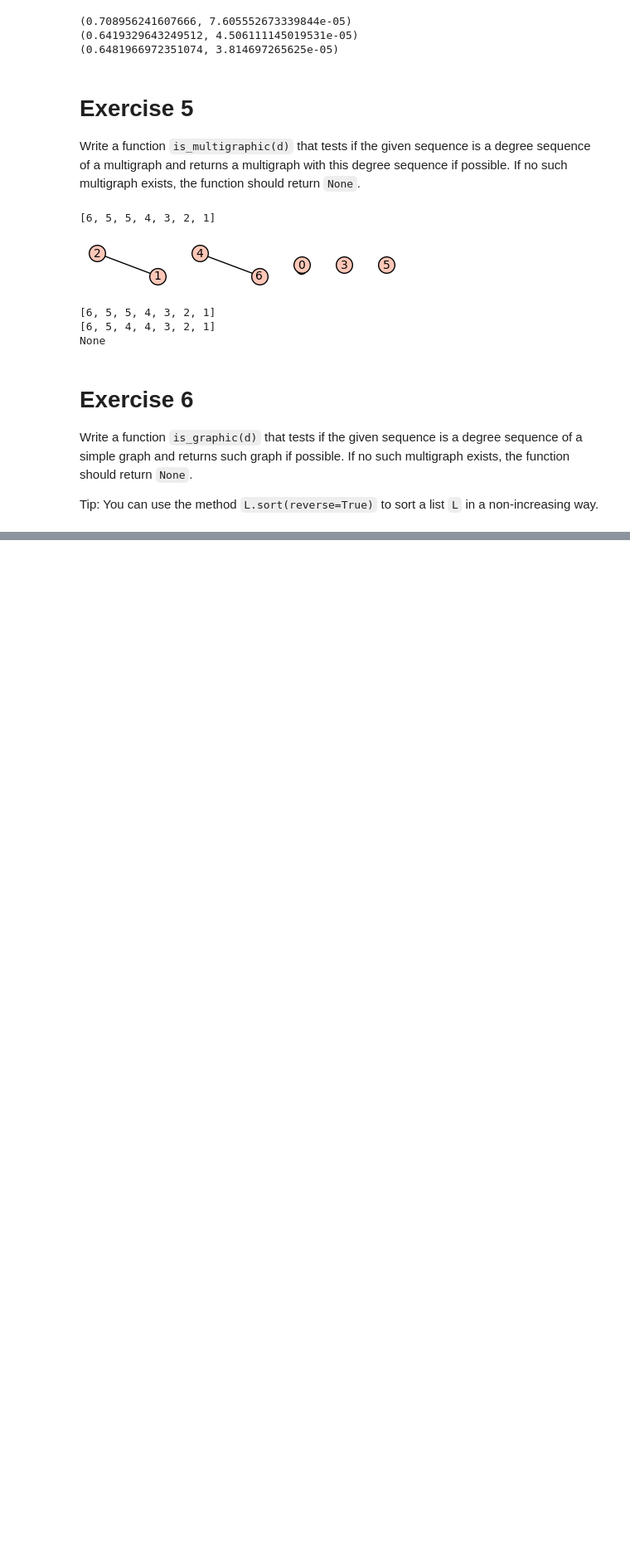
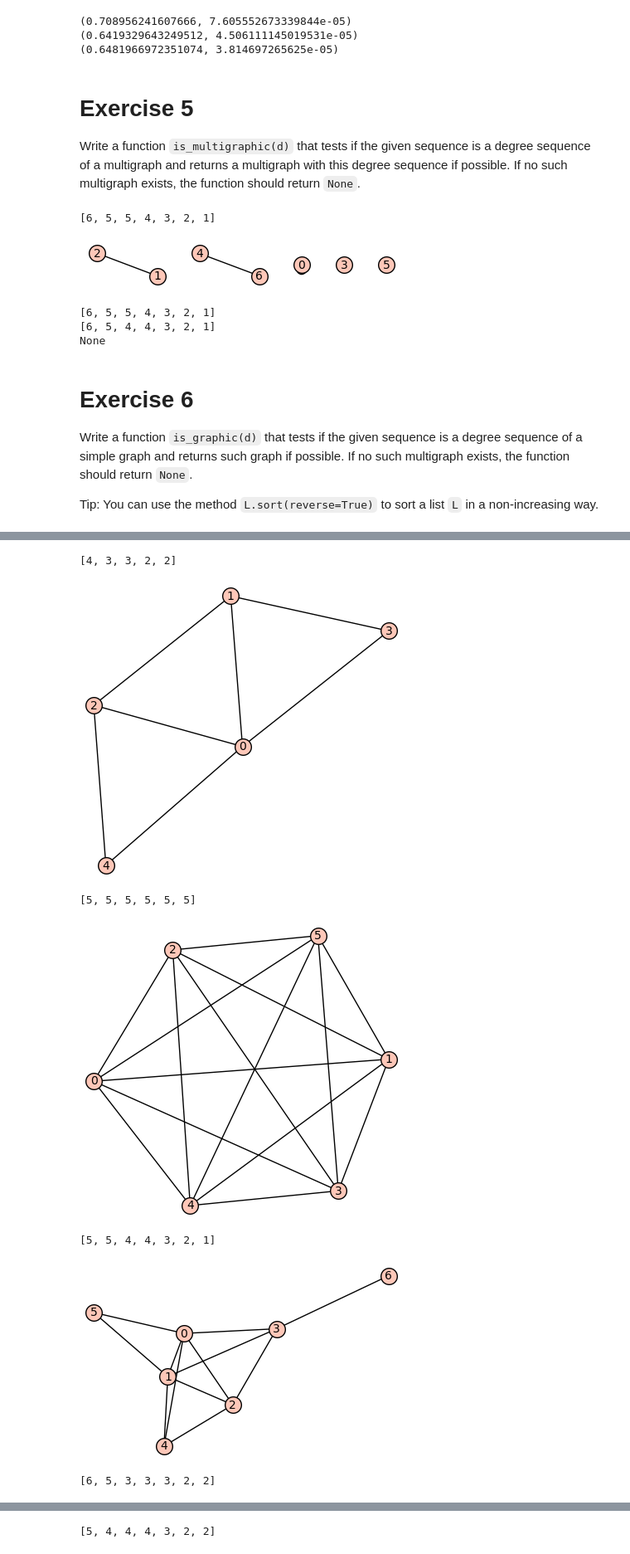
Before and after one commit to CarlosFerLo/graphs, a Jupyter notebook: Sheet 2 23-24.ipynb, the cells around one changed output, grey strips where cells are left out. Shown at 83% size. Cells and saved outputs as stored; diff of their text form; code cells hidden in the pictures; blank space fills up the shorter version.

```diff
--- a/Sheet 2 23-24.ipynb
+++ b/Sheet 2 23-24.ipynb
@@ -454,0 +478,38 @@ print(G)
+# %%
+d=[4,3,3,2,2]
+print(d)
+G=is_graphic(d)
+G.show()
+
+d=[5,5,5,5,5,5]
+print(d)
+G=is_graphic(d)
+G.show()
+
+d=[5,5,4,4,3,2,1]
+print(d)
+G=is_graphic(d)
+G.show()
+
+d=[6,5,3,3,3,2,2]
+print(d)
+G=is_graphic(d)
+G.show()
+
+d=[5,4,4,4,3,2,2]
+print(d)
+G=is_graphic(d)
+G.show()
+
+d=[6,5,4,4,3,3,2,1]
+print(d)
+G=is_graphic(d)
+G.show()
+# %% [output]
+[4, 3, 3, 2, 2]
+[figure, added]
+[5, 5, 5, 5, 5, 5]
+[figure, added]
+[5, 5, 4, 4, 3, 2, 1]
+[figure, added]
+[6, 5, 3, 3, 3, 2, 2]
@@ -454,0 +517 @@ print(G)
+[5, 4, 4, 4, 3, 2, 2]
```
Also changed, not shown: parts of 3 cells of this notebook.
